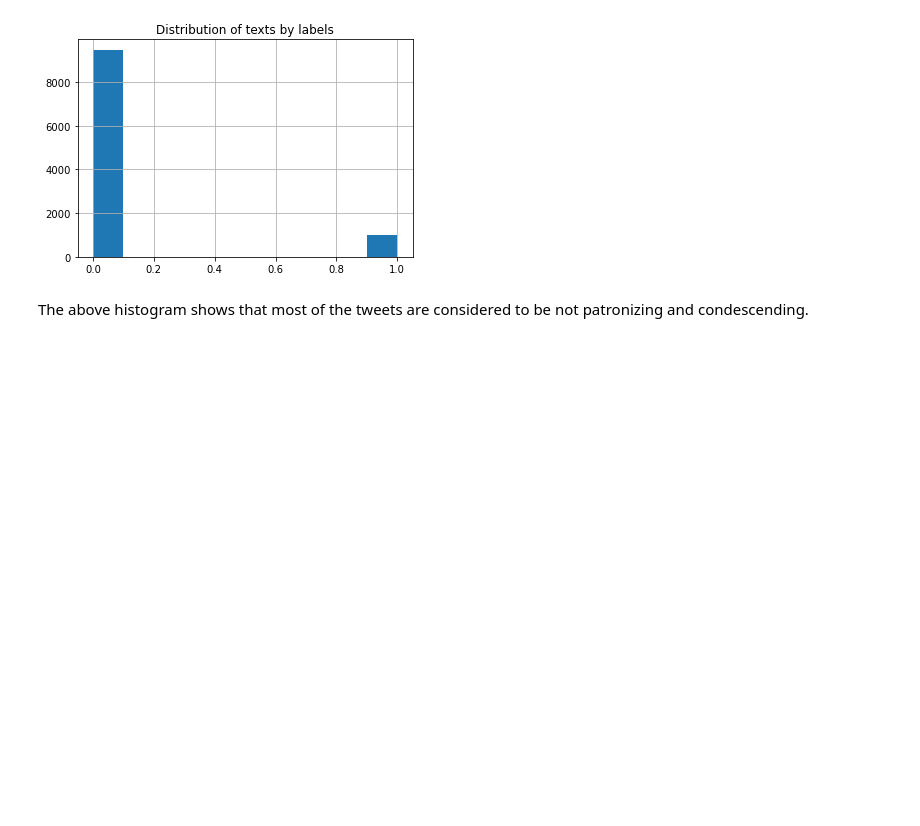
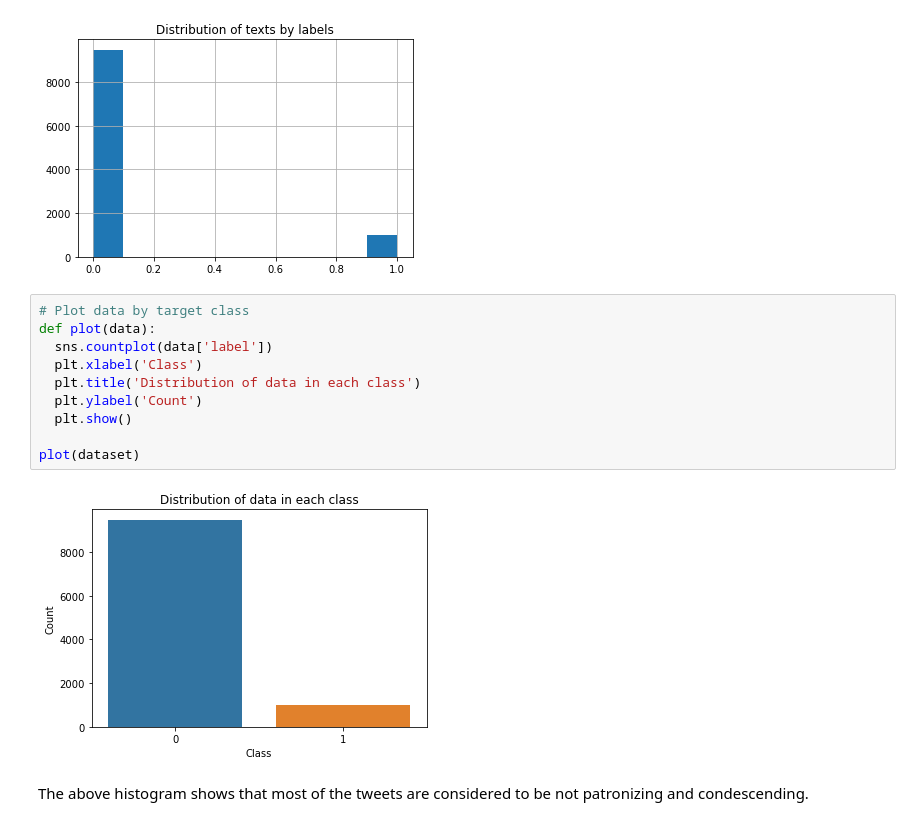
Before and after one commit to TudorAndrei/dontpatronizeme-Semeval2022, a Jupyter notebook: task1/Data Visualization.ipynb, the cells around one changed output. Cells and saved outputs as stored; diff of their text form; blank space fills up the shorter version.

Commit message:
Data Visualization updated

```diff
--- a/task1/Data Visualization.ipynb
+++ b/task1/Data Visualization.ipynb
@@ -109,6 +109,18 @@ plt.title("Distribution of texts by labels")
 # %% [output]
 Text(0.5, 1.0, 'Distribution of texts by labels')
 [figure]
+# %%
+# Plot data by target class
+def plot(data):
+  sns.countplot(data['label'])
+  plt.xlabel('Class')
+  plt.title('Distribution of data in each class')
+  plt.ylabel('Count')
+  plt.show()
+
+plot(dataset)
+# %% [output]
+[figure, added]
 # %% [markdown]
 The above histogram shows that most of the tweets are considered to be not patronizing and condescending.
 # %%
```
Also changed, not shown: parts of 1 cell of this notebook.
